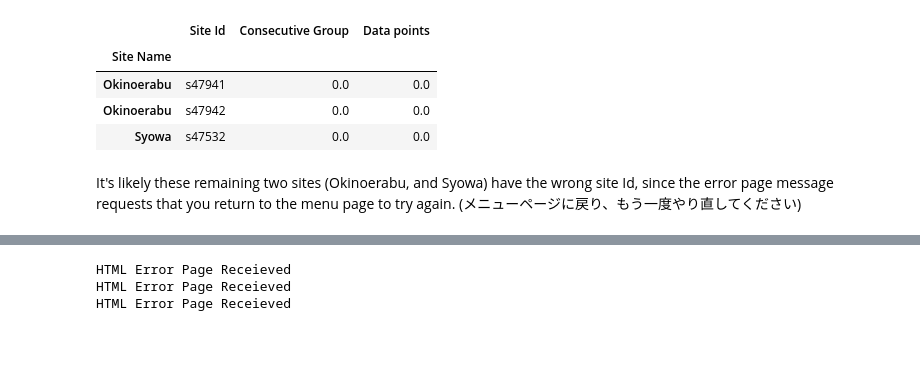
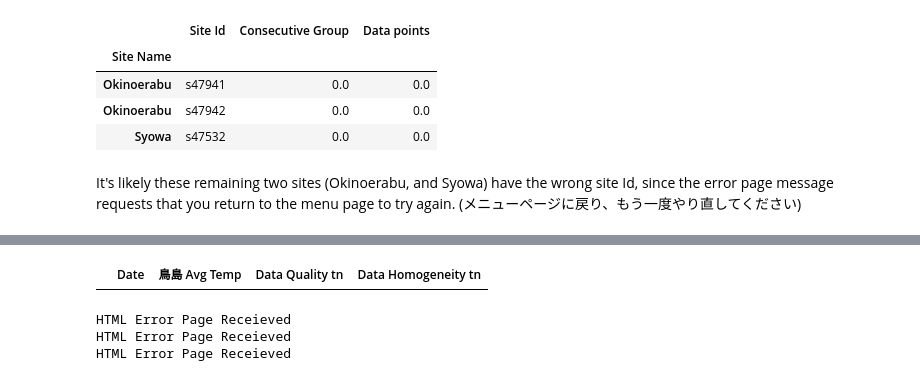
Before and after one commit to rglasnap/python-notebooks, a Jupyter notebook: Japan_Temperatures_JMA.ipynb, the cells around one changed output, grey strips where cells are left out. Cells and saved outputs as stored; diff of their text form; code cells hidden in the pictures; blank space fills up the shorter version.

```diff
--- a/Japan_Temperatures_JMA.ipynb
+++ b/Japan_Temperatures_JMA.ipynb
@@ -302 +383,6 @@ Sleeping 70s to prevent overloading server
+# %%
+city_dicts['Torishima'].loc[(city_dicts['Torishima']['鳥島 Avg Temp'].isna() & city_dicts['Torishima']['Data Quality tn'] != 0)]
+#city_dicts['Torishima'].loc[~(city_dicts['Torishima']['鳥島 Avg Temp'].isna())]
+# %% [output]
+|  | Date | 鳥島 Avg Temp | Data Quality tn | Data Homogeneity tn |
 # %%
```
Also changed, not shown: parts of 20 cells of this notebook, 1 other file.
